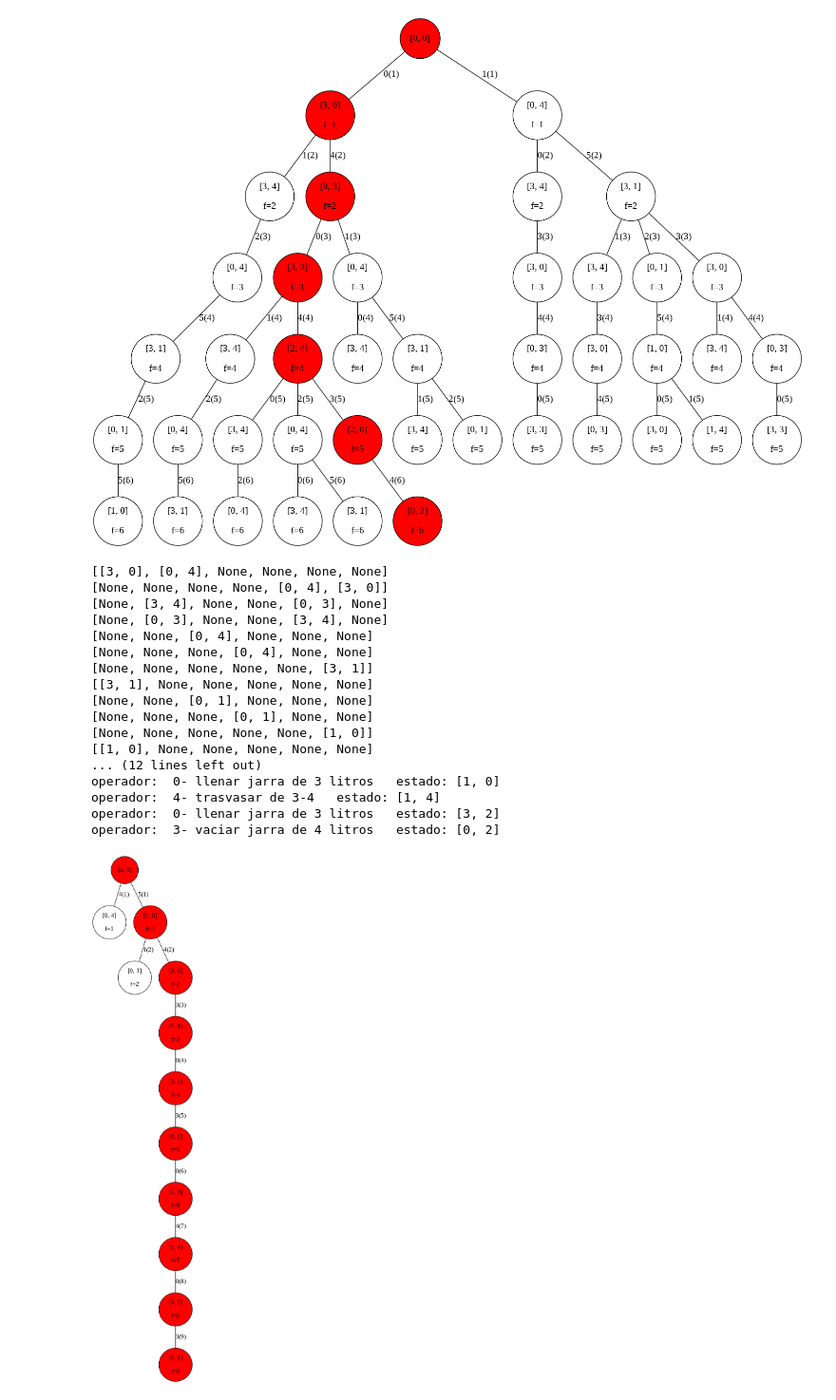
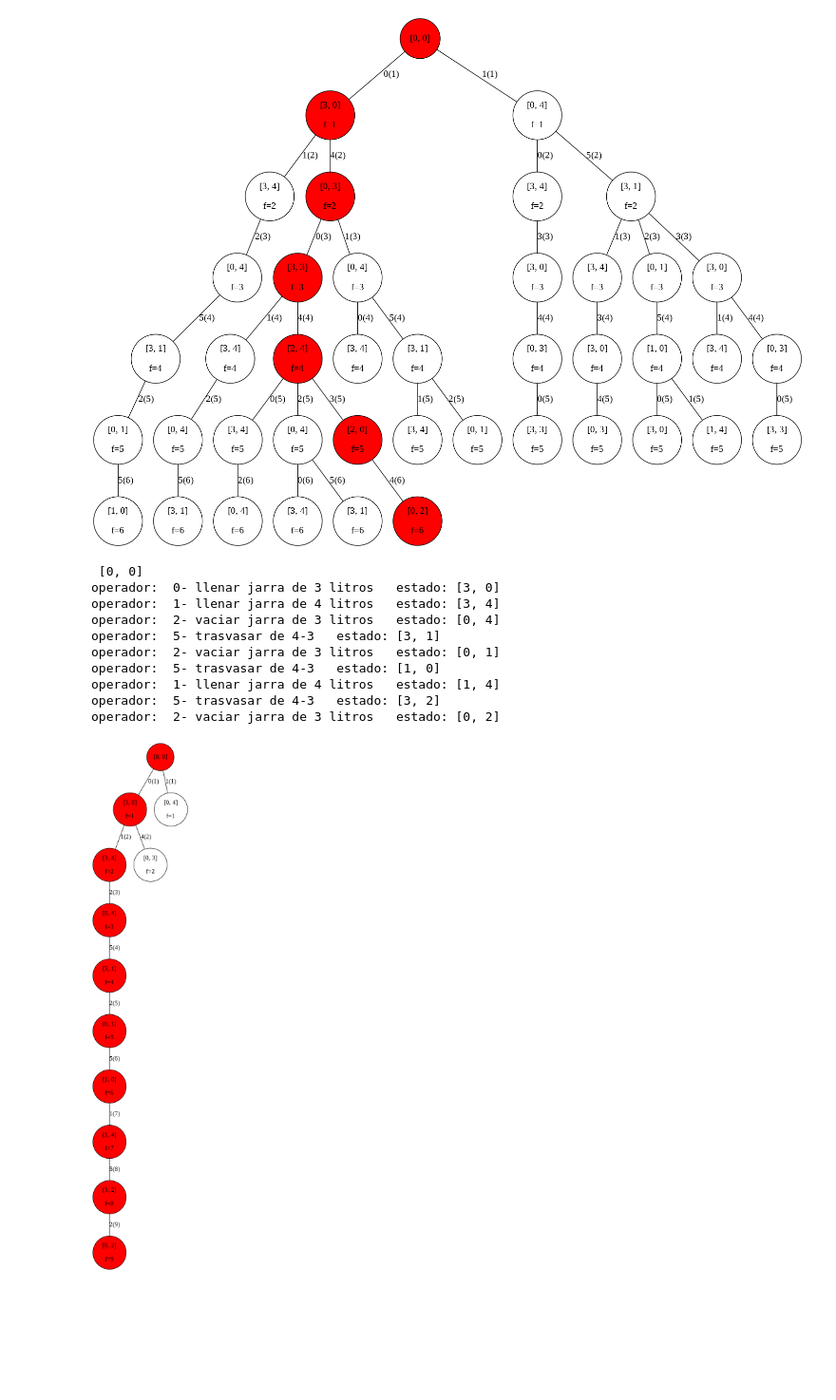
Before and after one commit to K-Viera/Python, a Jupyter notebook: BlindSearchIA.ipynb, the cells around one changed output. Shown at 95% size. Saved outputs shown, nothing was run; the diff lists cells and outputs as text; code cells hidden in the pictures; blank space fills up the shorter version.

Commit message:
Depth First Left V2, with inverted graphics

```diff
--- a/BlindSearchIA.ipynb
+++ b/BlindSearchIA.ipynb
@@ -272,39 +272,44 @@ def depthFirstLeft(root, endState, operators):
   while len(stack)!=0:
     actualNode=stack.pop()
     children=actualNode.getchildrens(operators)
-    print(children)
     children=children[::-1]
-    print(children)
     for i,child in enumerate(children):
       if child is not None:
         newChild=actualNode.add_child(value=actualNode.value+'-'+str(i),state=child,operator=i)
         stack.append(newChild)
       if endState==child:
         return (root,newChild)
+def depthFirstLeftv2(root, endState, operators):
+  pq=[]
+  pq.append(root)
+  while len(pq)!=0:
+    node=pq.pop(0)
+    children=node.getchildrens(operators)
+    count=0
+    for i, child in enumerate(children):
+      if child is not None:
+        newChild=node.add_child(value=node.value+'-'+str(i),state=child,operator=i)
+        pq.insert(count,newChild)
+        count=count+1
+        if endState==child:
+          return (root,newChild)
 # %%
 jarra=Jarra(value="inicio",state=initState)
-(tree, objective)=depthFirstLeft(jarra,endState,operators=operators)
+(tree, objective)=depthFirstLeftv2(jarra,endState,operators=operators)
 path=objective.pathObjective()
 objective.printPath()
 graph=draw(tree, path)
 tree_image = Image(graph.create_png(), width=900, height=700)
 display(tree_image)
 # %% [output]
-[[3, 0], [0, 4], None, None, None, None]
-[None, None, None, None, [0, 4], [3, 0]]
-[None, [3, 4], None, None, [0, 3], None]
-[None, [0, 3], None, None, [3, 4], None]
-[None, None, [0, 4], None, None, None]
-[None, None, None, [0, 4], None, None]
-[None, None, None, None, None, [3, 1]]
-[[3, 1], None, None, None, None, None]
-[None, None, [0, 1], None, None, None]
-[None, None, None, [0, 1], None, None]
-[None, None, None, None, None, [1, 0]]
-[[1, 0], None, None, None, None, None]
-... (12 lines left out)
-operador:  0- llenar jarra de 3 litros   estado: [1, 0]
-operador:  4- trasvasar de 3-4   estado: [1, 4]
-operador:  0- llenar jarra de 3 litros   estado: [3, 2]
-operador:  3- vaciar jarra de 4 litros   estado: [0, 2]
+ [0, 0]
+operador:  0- llenar jarra de 3 litros   estado: [3, 0]
+operador:  1- llenar jarra de 4 litros   estado: [3, 4]
+operador:  2- vaciar jarra de 3 litros   estado: [0, 4]
+operador:  5- trasvasar de 4-3   estado: [3, 1]
+operador:  2- vaciar jarra de 3 litros   estado: [0, 1]
+operador:  5- trasvasar de 4-3   estado: [1, 0]
+operador:  1- llenar jarra de 4 litros   estado: [1, 4]
+operador:  5- trasvasar de 4-3   estado: [3, 2]
+operador:  2- vaciar jarra de 3 litros   estado: [0, 2]
-[figure, old version]
+[figure, new version]
```
